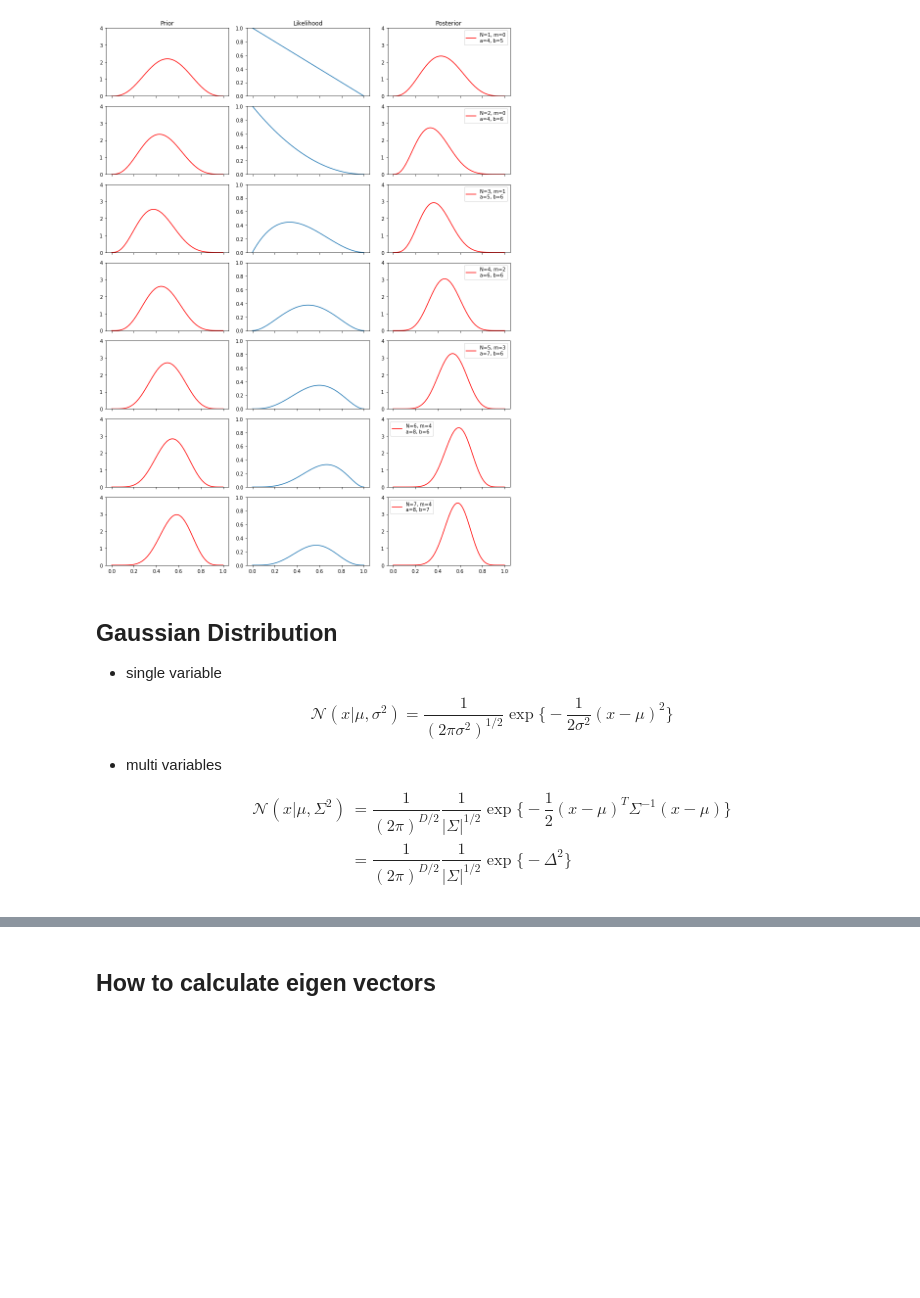
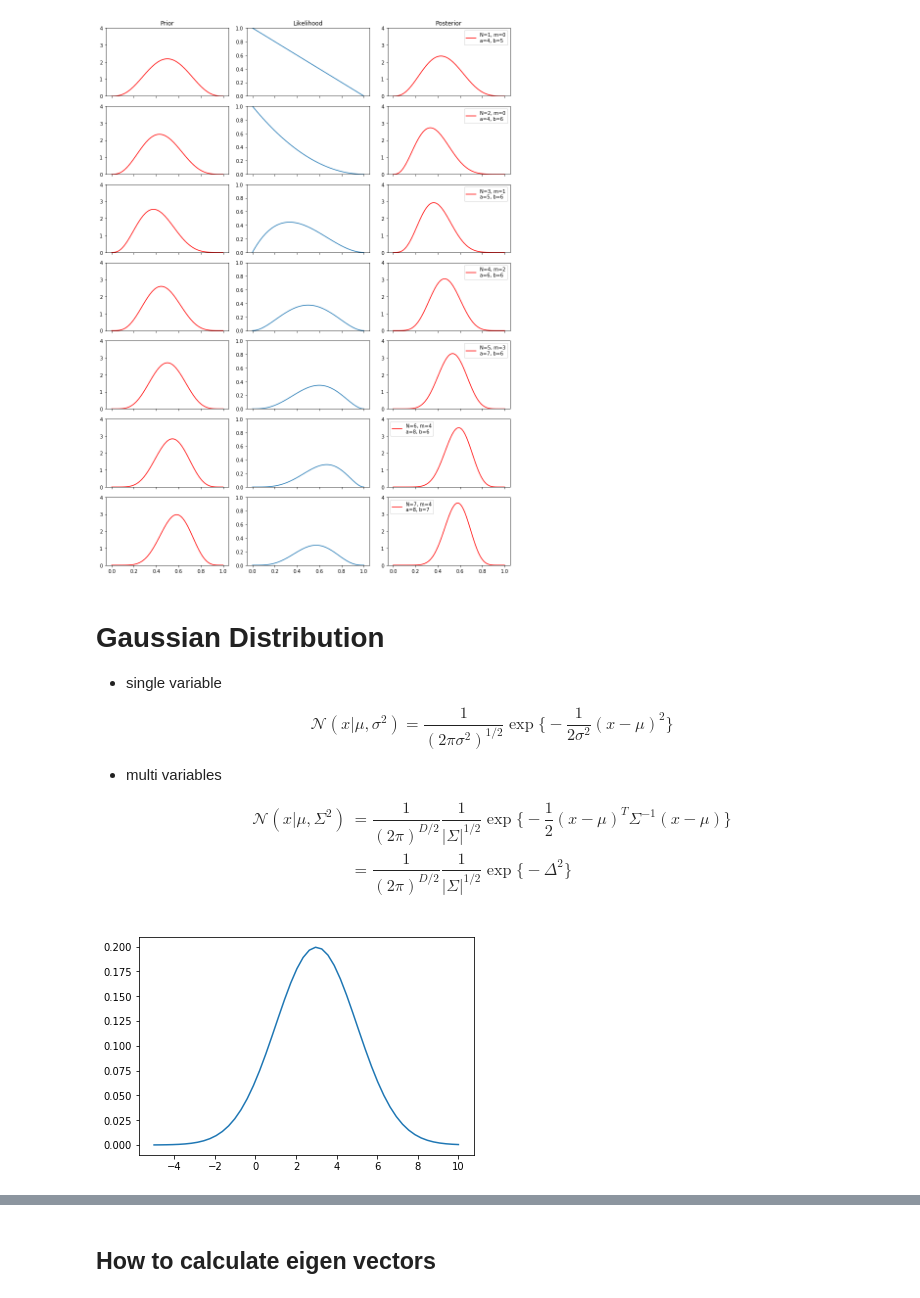
Before and after one commit to simonjisu/prml_study, a Jupyter notebook: notebooks/chapter-2/Probability.ipynb, the cells around one changed output, grey strips where cells are left out. Saved outputs shown, nothing was run; the diff lists cells and outputs as text; code cells hidden in the pictures; blank space fills up the shorter version.

```diff
--- a/notebooks/chapter-2/Probability.ipynb
+++ b/notebooks/chapter-2/Probability.ipynb
@@ -108,7 +109,7 @@ plt.show()
 # %% [output]
 [figure]
 # %% [markdown]
-## Gaussian Distribution
+# Gaussian Distribution
 
 * single variable
 
@@ -119,3 +120,32 @@ $$\mathcal{N}(x \vert \mu, \sigma^2)=\dfrac{1}{(2\pi \sigma^2)^{1/2}} \exp \big\
 $$\begin{aligned} \mathcal{N}(x \vert \mu, \Sigma^2) &=\dfrac{1}{(2\pi)^{D/2}} \dfrac{1}{\vert\Sigma\vert^{1/2}} \exp \big\{-\dfrac{1}{2}(x-\mu)^T\Sigma^{-1}(x-\mu)\big\} \\
 &=\dfrac{1}{(2\pi)^{D/2}} \dfrac{1}{\vert\Sigma\vert^{1/2}} \exp \big\{-\Delta^2\big\}
 \end{aligned}$$
+# %%
+def Gaussian(x, mean, cov):
+    """
+    x : last dimension must be number of variable demension (*batch, 1, D)
+    mean : D-dimension mean vector
+    cov : covariance
+    """
+    assert isinstance(x, np.ndarray), "input must be np.ndarray"
+    if x.ndim == 1:
+        assert isinstance(mean, int) * isinstance(cov, int) == 1, \
+            "both 'mean' or 'cov' be int or not, if 1-dim input"
+        return (2*np.pi*cov)**(-1/2) * np.exp(-(1/(2*cov))*(x-mean)**2)
+    else:
+        assert x.shape[-2] == 1, "must be a row vector, so x.shape[-2]==1"
+        N_dims = len(x.shape)
+        D = x.shape[-1]
+        # mahalanobis distance: \Delta^2
+        trans_axes = list(range(N_dims-2)) + [N_dims-1, N_dims-2]
+        distance = np.squeeze((1/2)*np.matmul((x - mean).dot(np.linalg.inv(cov)), np.transpose((x - mean), axes=trans_axes)))
+        return (2*np.pi)**(-D/2)*np.linalg.det(cov)**(1/2)*np.exp(-distance)
+# %%
+mu = 3
+var = 4
+x = np.linspace(-5, 10, num=50)
+y = Gaussian(x, mean=mu, cov=var)
+plt.plot(x, y)
+plt.show()
+# %% [output]
+[figure, added]
```
Also changed, not shown: parts of 42 cells of this notebook.
